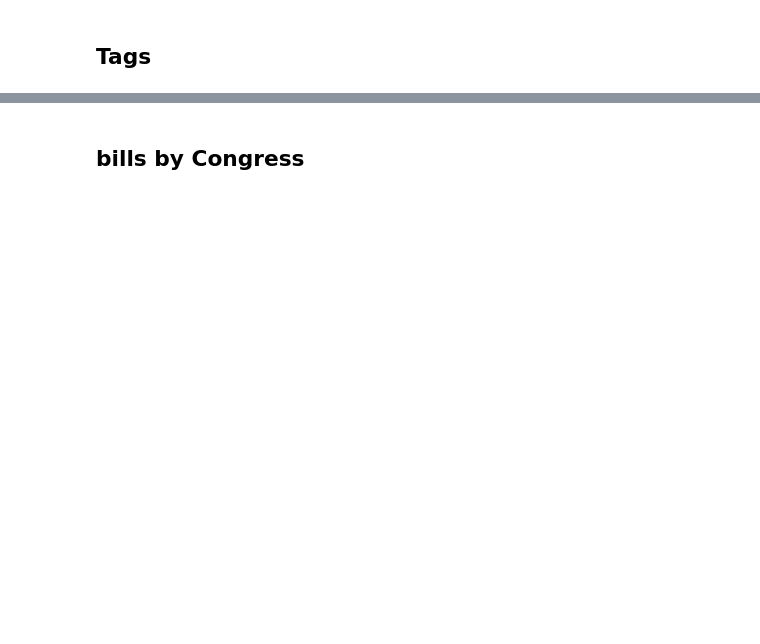
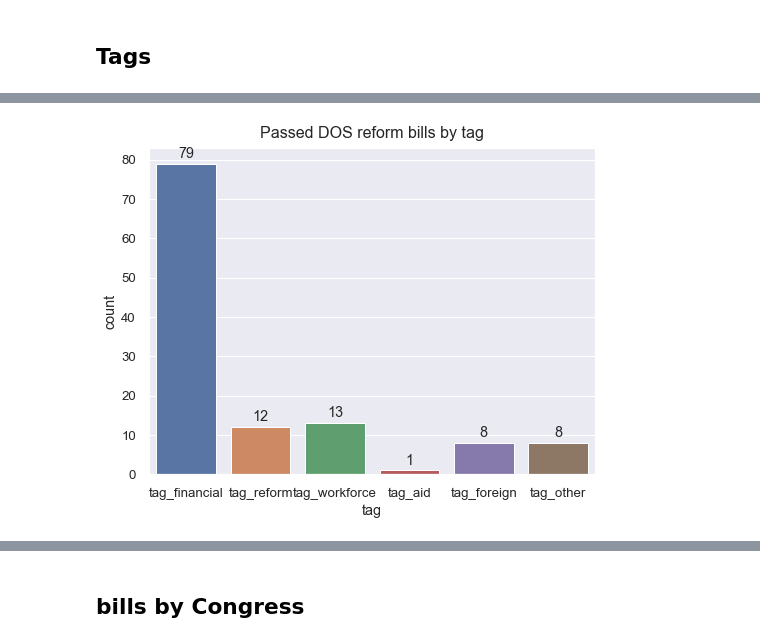
Before and after one commit to ellicehuang/dos-reform-bills, a Jupyter notebook: visualization.ipynb, the cells around one changed output, grey strips where cells are left out. Saved outputs shown, nothing was run; the diff lists cells and outputs as text; code cells hidden in the pictures; blank space fills up the shorter version.

```diff
--- a/visualization.ipynb
+++ b/visualization.ipynb
@@ -62,0 +121,5 @@ plot = sns.barplot(data=tag_agg, x='tag', y='count')
+# %%
+tag_agg_passed = pd.DataFrame(data[data.passed==True][['tag_financial', 'tag_reform', 'tag_workforce', 'tag_aid', 'tag_foreign', 'tag_other']]
+                              .agg('sum')).reset_index()
+tag_agg_passed = tag_agg_passed.rename(columns={'index':'tag', 0:'count'})
+tag_agg_passed
@@ -62,0 +134,9 @@ plot = sns.barplot(data=tag_agg, x='tag', y='count')
+# %%
+plt.figure(figsize=(8,6))
+sns.set(font_scale=1.2)
+plot = sns.barplot(data=tag_agg_passed, x='tag', y='count')
+for container in plot.containers:
+    plot.bar_label(container, padding=3)
+plot.set_title("Passed DOS reform bills by tag", fontsize=16, pad=10);
+# %% [output]
+[figure, added]
```
Also changed, not shown: parts of 20 cells of this notebook.
